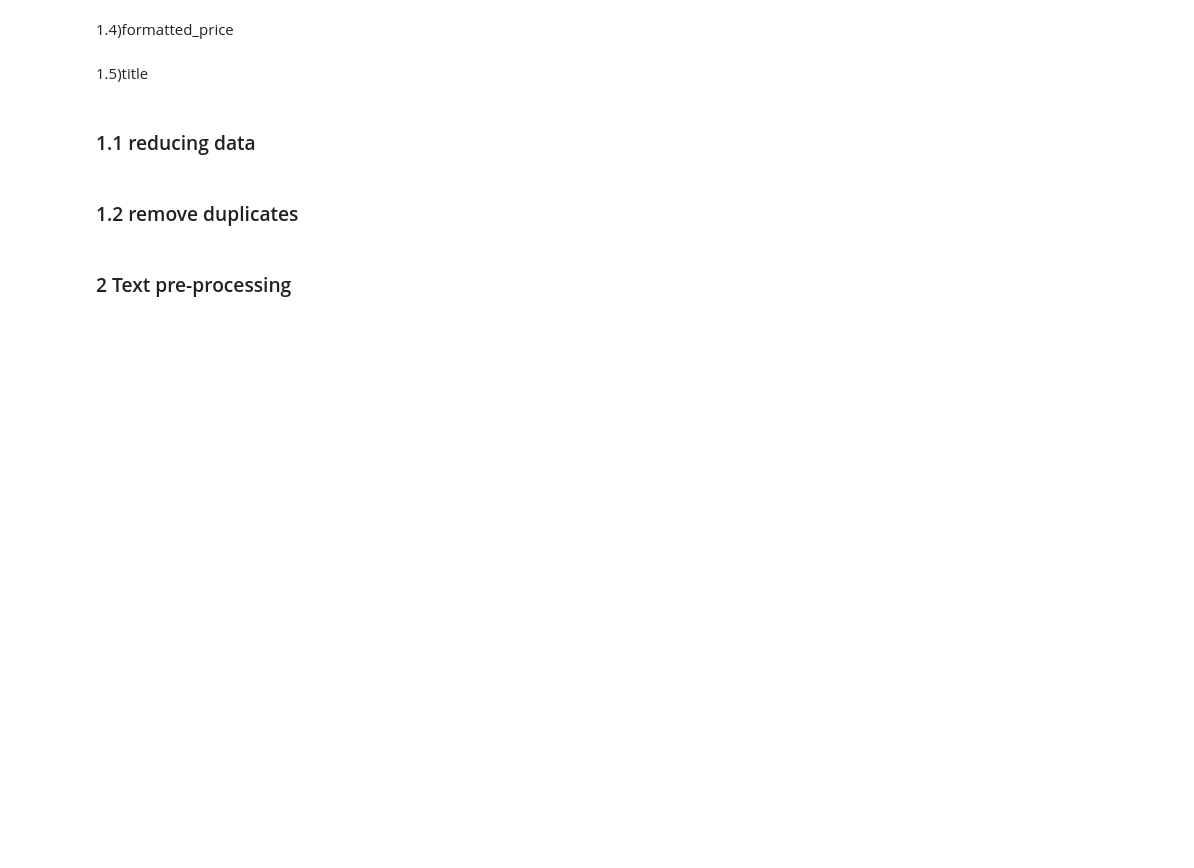
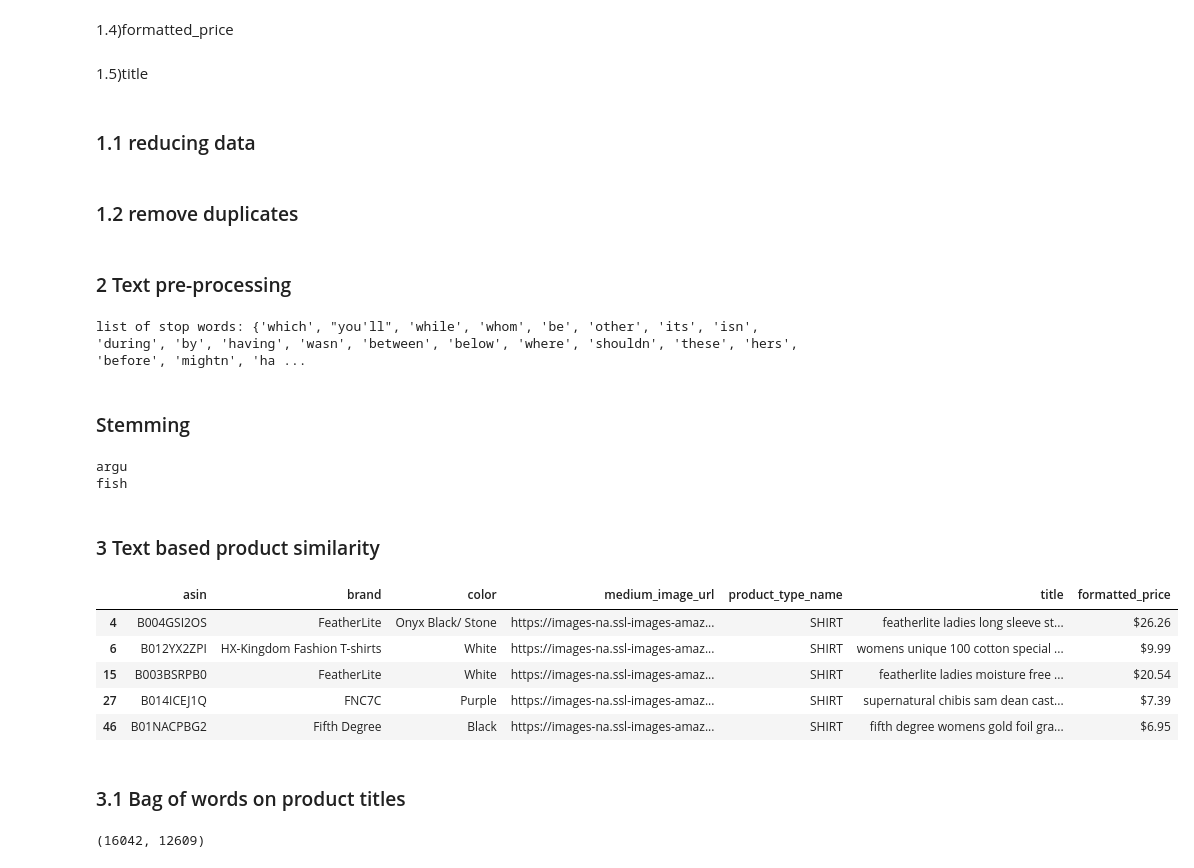
Before and after one commit to rj7shakya/amazon_fashion, a Jupyter notebook: amazon_fashion_discovery.ipynb, the cells around one changed output. Cells and saved outputs as stored; diff of their text form; code cells hidden in the pictures; blank space fills up the shorter version.

```diff
--- a/amazon_fashion_discovery.ipynb
+++ b/amazon_fashion_discovery.ipynb
@@ -181,3 +181,8 @@ data.to_pickle('pickels/16k_apperal_data')
 ### 2 Text pre-processing
 # %%
 data = pd.read_pickle('pickels/16k_apperal_data')
+# %%
+stop_words = set(stopwords.words('english'))
+print ('list of stop words:', stop_words)
+# %% [output]
+list of stop words: {'which', "you'll", 'while', 'whom', 'be', 'other', 'its', 'isn', 'during', 'by', 'having', 'wasn', 'between', 'below', 'where', 'shouldn', 'these', 'hers', 'before', 'mightn', 'ha ...
@@ -183,0 +199,25 @@ data = pd.read_pickle('pickels/16k_apperal_data')
+# %% [markdown]
+### Stemming
+# %%
+from nltk.stem.porter import *
+stemmer = PorterStemmer()
+print(stemmer.stem('arguing'))
+print(stemmer.stem('fishing'))
+
+
+# We tried using stemming on our titles and it didnot work very well.
+# %% [output]
+argu
+fish
+# %% [markdown]
+### 3 Text based product similarity
+# %%
+data = pd.read_pickle('pickels/16k_apperal_data_preprocessed')
+data.head()
+# %% [output]
+|  | asin | brand | color | medium_image_url | product_type_name | title | formatted_price |
+| 4 | B004GSI2OS | FeatherLite | Onyx Black/ Stone | https://images-na.ssl-images-amaz... | SHIRT | featherlite ladies long sleeve st... | $26.26 |
+| 6 | B012YX2ZPI | HX-Kingdom Fashion T-shirts | White | https://images-na.ssl-images-amaz... | SHIRT | womens unique 100 cotton special ... | $9.99 |
+| 15 | B003BSRPB0 | FeatherLite | White | https://images-na.ssl-images-amaz... | SHIRT | featherlite ladies moisture free ... | $20.54 |
+| 27 | B014ICEJ1Q | FNC7C | Purple | https://images-na.ssl-images-amaz... | SHIRT | supernatural chibis sam dean cast... | $7.39 |
+| 46 | B01NACPBG2 | Fifth Degree | Black | https://images-na.ssl-images-amaz... | SHIRT | fifth degree womens gold foil gra... | $6.95 |
@@ -183,0 +281,9 @@ data = pd.read_pickle('pickels/16k_apperal_data')
+# %% [markdown]
+### 3.1 Bag of words on product titles
+# %%
+from sklearn.feature_extraction.text import CountVectorizer
+title_vectorizer  = CountVectorizer()
+title_features = title_vectorizer.fit_transform(data['title'])
+title_features.get_shapeape()
+# %% [output]
+(16042, 12609)
```
Also changed, not shown: parts of 7 cells of this notebook.
